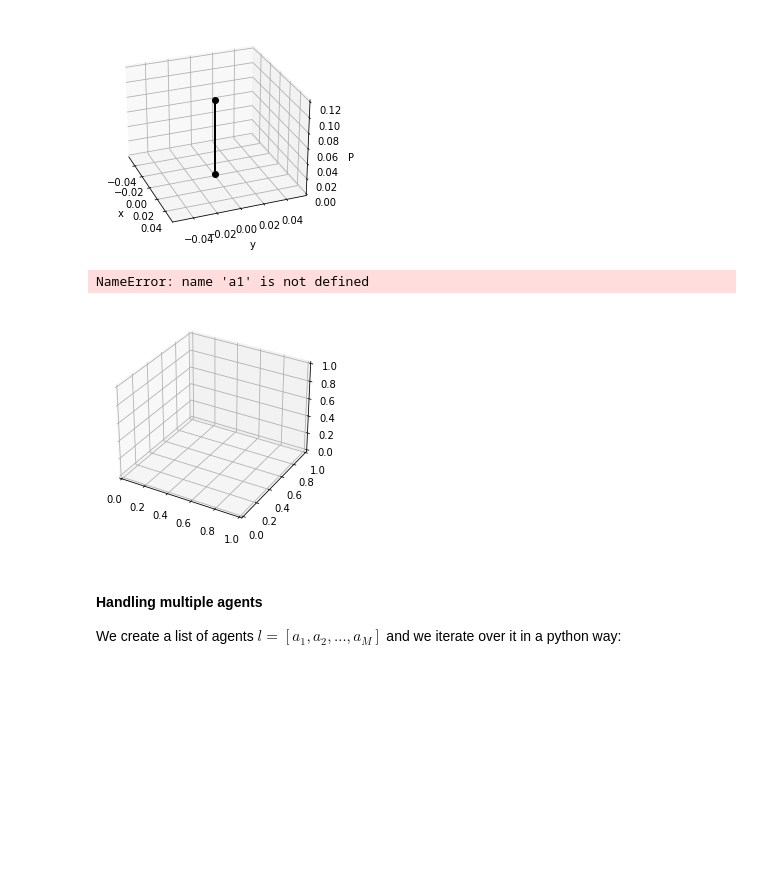
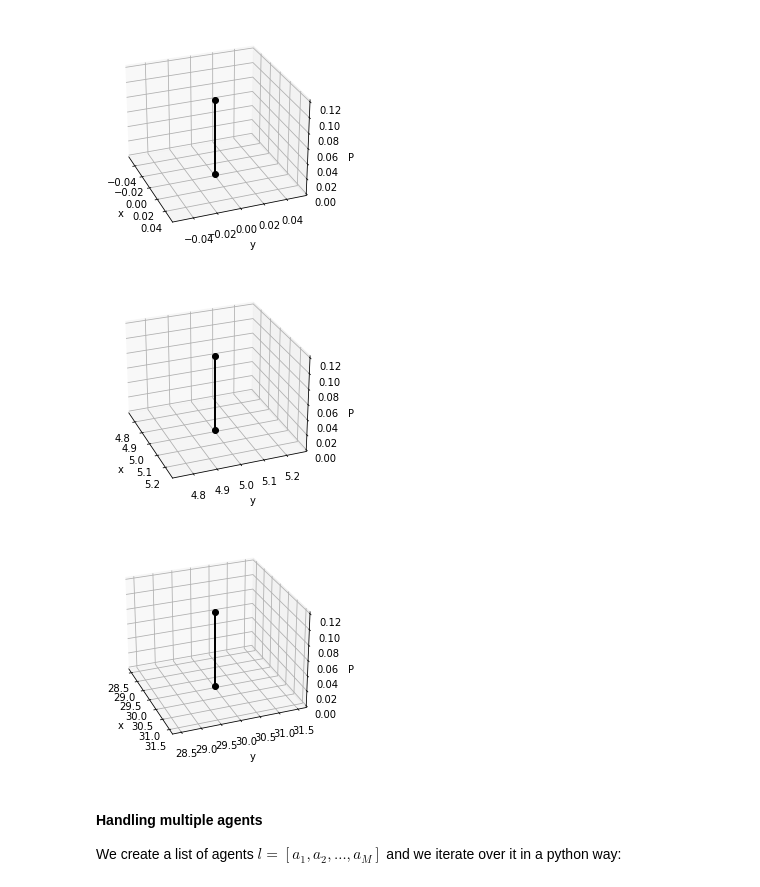
Before and after one commit to Thomaskolb/multiagents, a Jupyter notebook: 2_multiagent_assignment_II.ipynb, the cells around one changed output. Cells and saved outputs as stored; diff of their text form; code cells hidden in the pictures; blank space fills up the shorter version.

```diff
--- a/2_multiagent_assignment_II.ipynb
+++ b/2_multiagent_assignment_II.ipynb
@@ -64,3 +64,5 @@ Remember to use for all exercises the same values for the sensor
 Pdmax = 0.8 # Max range sensor
 dmax = 4 # Max distance
 sigma = 0.7 # Sensor spread (standard deviation)
+delta = 0.5 # Constant displacement
+mat = [[0, 0], [-delta, 0], [-delta, delta], [0, delta], [delta, delta], [delta, 0], [delta, -delta], [0, -delta], [-delta, -delta]]
@@ -77,6 +113,9 @@ class Agent:
         self.map_size = map_size
 
         ## Environment. Tip it would be efficient to compute the grid into one vector as we did in the previous notebook
+#         X, Y = np.meshgrid(map_size[0], map_size[1])
+#         self.map_x = X.flatten()
+#         self.map_y = Y.flatten()
 
         self.bk = bk
 
@@ -96,8 +135,9 @@ class Agent:
 
     # compute discrete forward states 1 step ahead
     def forward(self):
-        fs = []
-        return fs
+        return np.random.permutation(
+            [[a+self.x[0], b+self.x[1]] for [a, b] in mat if a+self.x[0] >= 0
+             and a+self.x[0] < 40 and b+self.x[1] >= 0 and b+self.x[1] < 40])
 
     # computes utility of forward states
     def nodetect_observation(self, x):
@@ -117,7 +157,11 @@ class Agent:
 
     # update belief with observation at state self.x
     def update_belief(self):
-        pass
+        for i in range(width):
+            for j in range(height):
+                d = distance(self.x[0], self.x[1], i, j)
+                self.bk[i*width+j] = sensor_pnd(d, dmax, Pdmax, sigma)
+        self.bk = self.bk/np.sum(self.bk)
 
     def plot(self, ax):
         # Reshape belief for plotting
@@ -125,7 +169,7 @@ class Agent:
         ax.cla() # clear axis plot
 
         # plot contour of the P(\tau) -> self.bk
-
+#         cset = ax.contourf(X, Y, bkx, zdir='z', offset=-0.005, cmap=cm.viridis)
 
         # plot agent trajectory, self.track
         ax.plot(self.track[:, 0], self.track[:, 1], np.ones(self.track.shape[0]) * self.height_plot, 'r-', linewidth=2);
@@ -153,22 +197,25 @@ a.plot(ax)
 # %% [output]
 [figure]
 # %%
-# Create agent 0 in position(5,5) and agent 1 in position (30,30)
+# Create agent 1 in position(5,5) and agent 2 in position (30,30)
 # with initial belief the Gaussian distribution
 # with mean in the middle of an environment of 40x40 and covariance [[40,0], [0,60]]
 # Remember to normalize the belief
-
+a1 = Agent(1, np.array([5,5]))
+a1.next(np.array([5,5]))
+a2 = Agent(2, np.array([30,30]))
+a2.next(np.array([30,30]))
 
 # Plot the agents
 fig1 = plt.figure("agent 1")
 ax1 = fig1.gca(projection='3d')
 a1.plot(ax1)
 fig2 = plt.figure("agent 2")
 ax2 = fig2.gca(projection='3d')
 a2.plot(ax2)
 # %% [output]
-NameError: name 'a1' is not defined
-[figure, old version]
+[figure, new version]
+[figure, added]
 # %% [markdown]
 #### Handling multiple agents
 We create a list of agents $l = [a_1,a_2,\ldots,a_M]$ and we iterate over it in a python way:
```
Also changed, not shown: parts of 2 cells of this notebook, 1 other file.
